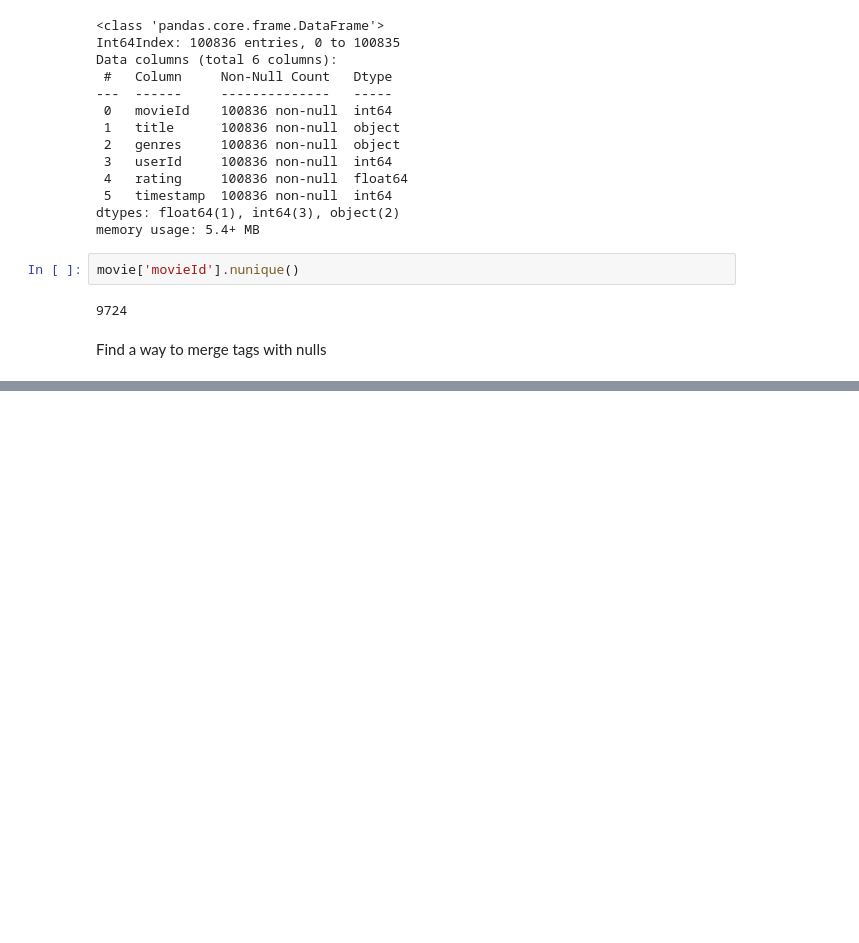
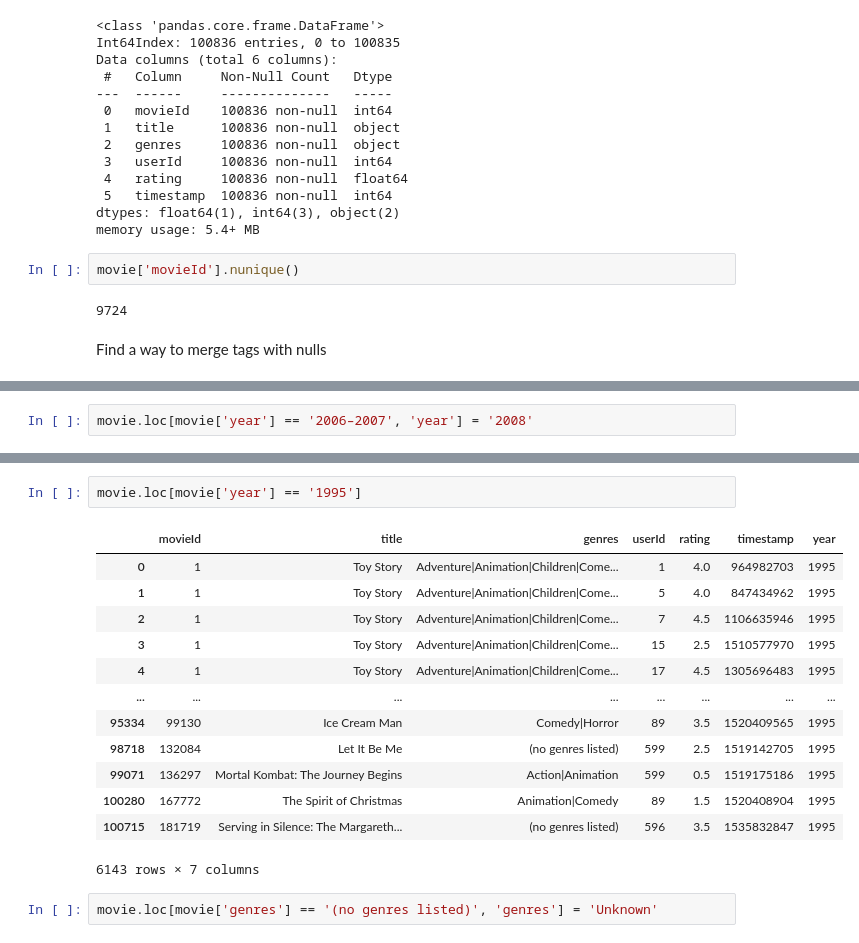
Before and after one commit to MackoyS/movielens-recommendation-system, a Jupyter notebook: movie_recc_system.ipynb, the cells around one changed output, grey strips where cells are left out. Saved outputs shown, nothing was run; the diff lists cells and outputs as text; blank space fills up the shorter version.

```diff
--- a/movie_recc_system.ipynb
+++ b/movie_recc_system.ipynb
@@ -158,0 +314,2 @@ Find a way to merge tags with nulls
+# %%
+movie.loc[movie['year'] == '2006–2007', 'year'] = '2008'
@@ -158,0 +331,18 @@ Find a way to merge tags with nulls
+# %%
+movie.loc[movie['year'] == '1995']
+# %% [output]
+|  | movieId | title | genres | userId | rating | timestamp | year |
+| 0 | 1 | Toy Story | Adventure|Animation|Children|Come... | 1 | 4.0 | 964982703 | 1995 |
+| 1 | 1 | Toy Story | Adventure|Animation|Children|Come... | 5 | 4.0 | 847434962 | 1995 |
+| 2 | 1 | Toy Story | Adventure|Animation|Children|Come... | 7 | 4.5 | 1106635946 | 1995 |
+| 3 | 1 | Toy Story | Adventure|Animation|Children|Come... | 15 | 2.5 | 1510577970 | 1995 |
+| 4 | 1 | Toy Story | Adventure|Animation|Children|Come... | 17 | 4.5 | 1305696483 | 1995 |
+| ... | ... | ... | ... | ... | ... | ... | ... |
+| 95334 | 99130 | Ice Cream Man | Comedy|Horror | 89 | 3.5 | 1520409565 | 1995 |
+| 98718 | 132084 | Let It Be Me | (no genres listed) | 599 | 2.5 | 1519142705 | 1995 |
+| 99071 | 136297 | Mortal Kombat: The Journey Begins | Action|Animation | 599 | 0.5 | 1519175186 | 1995 |
+| 100280 | 167772 | The Spirit of Christmas | Animation|Comedy | 89 | 1.5 | 1520408904 | 1995 |
+| 100715 | 181719 | Serving in Silence: The Margareth... | (no genres listed) | 596 | 3.5 | 1535832847 | 1995 |
+6143 rows × 7 columns
+# %%
+movie.loc[movie['genres'] == '(no genres listed)', 'genres'] = 'Unknown'
```
Also changed, not shown: parts of 26 cells of this notebook.
